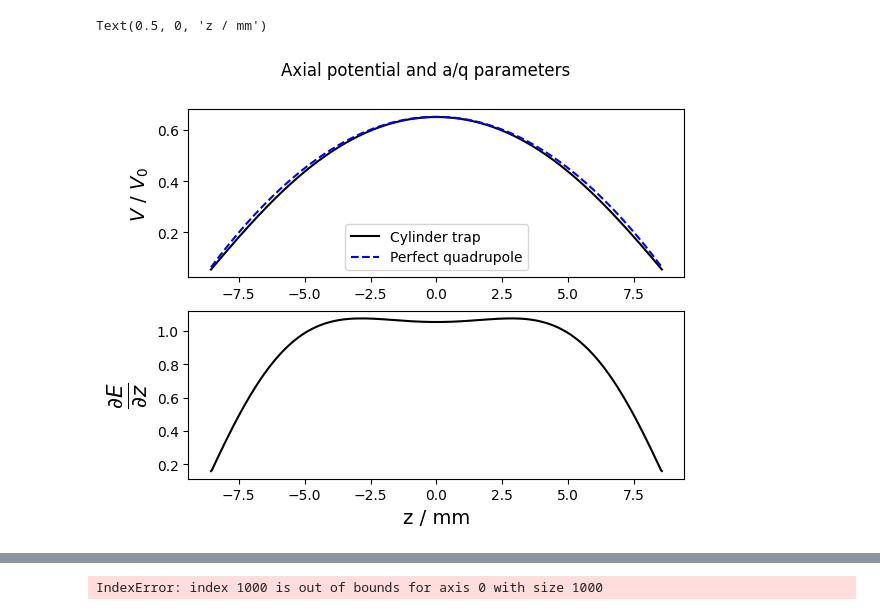
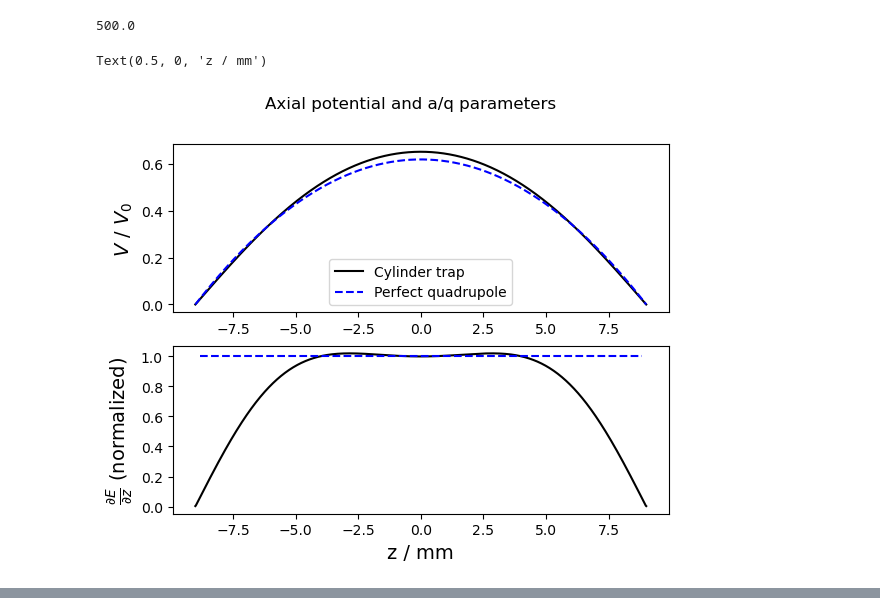
Before and after one commit to EmilLenler/PhD-Work, a Jupyter notebook: Lab Stuff/ESI/CIT Simulations/CIT_Calculations.ipynb, the cells around one changed output, grey strips where cells are left out. Saved outputs shown, nothing was run; the diff lists cells and outputs as text; code cells hidden in the pictures.

```diff
--- a/Lab Stuff/ESI/CIT Simulations/CIT_Calculations.ipynb
+++ b/Lab Stuff/ESI/CIT Simulations/CIT_Calculations.ipynb
@@ -11,8 +11,8 @@ xi = 2.36*1e-2
 CylinderTrap = CITT.CIT(omega_RF,xi,z0,r0)
 
 
-rs = np.linspace(0.05*r0,0.95*r0,500)
-zs = np.linspace(-0.95*z0,0.95*z0,1000)
+rs = np.linspace(0,0.95*r0,500)
+zs = np.linspace(-z0,z0,1000)
 # %%
 VZs = []
 VRs = []
@@ -29,17 +29,19 @@ fsize = 14
 figr,axr = plt.subplots(2,1)
 spacing = (rs[1]-rs[0])*1e3
 
+R = np.sqrt(CylinderTrap.r0**2 + 2*CylinderTrap.z0**2)
+
 axr[0].plot(rs*1e3,VRs, 'k', label = 'Cylinder trap')
-axr[0].plot(rs*1e3,VRs[0] + (1-VRs[0])*(rs/CylinderTrap.r0)**2, 'b--', label = 'Perfect quadrupole')
+axr[0].plot(rs*1e3,1/R**2 * (rs**2 + 2 * CylinderTrap.z0**2), 'b--', label = 'Perfect quadrupole')
 
-axr[1].plot(rs*1e3,np.gradient(np.gradient(VRs,spacing),spacing)/np.gradient(np.gradient(VRs[0] + (1-VRs[0])*(rs/CylinderTrap.r0)**2,spacing),spacing),'k')
-# axr[1].plot(rs*1e3,np.gradient(VRs[0] + (1-VRs[0])*(rs/CylinderTrap.r0)**2)/rs, 'b--', label = 'Perfect quadrupole')
+axr[1].plot(rs[10:-10]*1e3,np.gradient(np.gradient(VRs,spacing),spacing)[10:-10] / np.gradient(np.gradient(VRs,spacing),spacing)[10],'k')
+axr[1].plot(rs[10:-10]*1e3,np.gradient(np.gradient(1/R**2 * (rs**2 + 2 * CylinderTrap.z0**2),spacing),spacing)[10:-10]/np.gradient(np.gradient(1/R**2 * (rs**2 + 2 * CylinderTrap.z0**2),spacing),spacing)[11], 'b--', label = 'Perfect quadrupole')
 
 axr[0].legend()
 figr.suptitle('Radial potential and a/q parameters ($z = 0$)',)
 
 axr[0].set_ylabel(r'$V$ / $V_0$',fontsize = fsize)
-axr[1].set_ylabel(r'$\frac{\partial E}{\partial r}$',fontsize = 22)
+axr[1].set_ylabel(r'$\frac{\partial E}{\partial r}$ (normalized)',fontsize = 14)
 axr[1].set_xlabel('r / mm',fontsize = fsize)
 # %% [output]
 Text(0.5, 0, 'r / mm')
@@ -47,22 +49,26 @@ Text(0.5, 0, 'r / mm')
 # %%
 figz,axz = plt.subplots(2,1)
 
 
 axz[0].plot(zs*1e3,VZs, 'k', label = 'Cylinder trap')
-axz[0].plot(zs*1e3, VRs[0] -VRs[0]*(zs/CylinderTrap.z0)**2, 'b--', label = 'Perfect quadrupole')
+axz[0].plot(zs*1e3,1/(R**2)*(-2*(zs**2-CylinderTrap.z0**2)), 'b--', label = 'Perfect quadrupole')
 
-axz[1].plot(zs*1e3,np.gradient((np.gradient(VZs,spacing)),spacing)/np.gradient(np.gradient(VRs[0] -VRs[0]*(zs/CylinderTrap.z0)**2,spacing),spacing),'k')
-# axz[1].plot(rs*1e3,np.gradient(VRs[0] + (1-VRs[0])*(rs/CylinderTrap.r0)**2), 'b--', label = 'Perfect quadrupole')
+
+print(np.floor(len(zs)/2))
+axz[1].plot(zs*1e3,np.gradient((np.gradient(VZs,spacing)),spacing)/np.gradient((np.gradient(VZs,spacing)),spacing)[500],'k')
+axz[1].plot(zs[10:-10]*1e3,np.gradient(np.gradient(1/(R**2)*(-2*(zs**2-CylinderTrap.z0**2)),spacing),spacing)[10:-10] / np.gradient(np.gradient(1/(R**2)*(-2*(zs**2-CylinderTrap.z0**2)),spacing),spacing)[500] , 'b--', label = 'Perfect quadrupole')
 
 axz[0].legend()
 figz.suptitle('Axial potential and a/q parameters ')
 
 axz[0].set_ylabel(r'$V$ / $V_0$',fontsize = fsize)
-axz[1].set_ylabel(r'$\frac{\partial E}{\partial z}$',fontsize = 22)
+# axz[0].set_ylim(0,0.7)
+axz[1].set_ylabel(r'$\frac{\partial E}{\partial z}$ (normalized)',fontsize = 14)
 axz[1].set_xlabel('z / mm',fontsize = fsize)
 # %% [output]
-Text(0.5, 0, 'z / mm')
+500.0
+Text(0.5, 0, 'z / mm')
-[figure, old version]
+[figure, new version]
 # %%
 rs = np.linspace(0,0.95*r0,500)
 zs = np.linspace(-0.95*z0,0.95*z0,1000)
@@ -94,42 +101,3 @@ np.savetxt('PotentialStrengthTrap.txt',V)
 99.7 % Done
 99.8 % Done
 99.9 % Done
-# %%
-# fig,ax = plt.subplots()
-# C = ax.contour(zs,rs,V)
-# C = ax.contour(zs,-rs,V)
-
-# ax.set_xlabel(r'z (mm)')
-# ax.set_ylabel(r'r (mm)')
-
-# ax.set_xlim(-1.1*z0,1.1*z0)
-# ax.set_ylim(-1.1*r0,1.1*r0)
-# ax.vlines(-1.01,-1,1, color = 'k', lw = 5)
-# ax.vlines(1.01,-1,1, color = 'k', lw = 5)
-# ax.hlines(-1.01,-0.98,0.98,color = 'k', lw = 5)
-# ax.hlines(1.01,-0.98,0.98,color = 'k', lw = 5)
-# ax.clabel(C, inline=True, fontsize=10)
-# plt.show()
-
-
-for k,row in enumerate(V):
-    for j in range(len(row)-1):
-        if row[j] < 0.9*row[j+1]:
-            V[k,j] = row[j+1]
-            fig,ax = plt.subplots()
-# C = ax.contour(zs,rs,V)
-# C = ax.contour(zs,-rs,V)
-
-# ax.set_xlabel(r'z (mm)')
-# ax.set_ylabel(r'r (mm)')
-
-# ax.set_xlim(-1.1*z0,1.1*z0)
-# ax.set_ylim(-1.1*r0,1.1*r0)
-# ax.vlines(-1.01,-1,1, color = 'k', lw = 5)
-# ax.vlines(1.01,-1,1, color = 'k', lw = 5)
-# ax.hlines(-1.01,-0.98,0.98,color = 'k', lw = 5)
-# ax.hlines(1.01,-0.98,0.98,color = 'k', lw = 5)
-# ax.clabel(C, inline=True, fontsize=10)
-# plt.show()
-# %% [output]
-IndexError: index 1000 is out of bounds for axis 0 with size 1000
```
Also changed, not shown: parts of 6 cells of this notebook, 3 other files.
